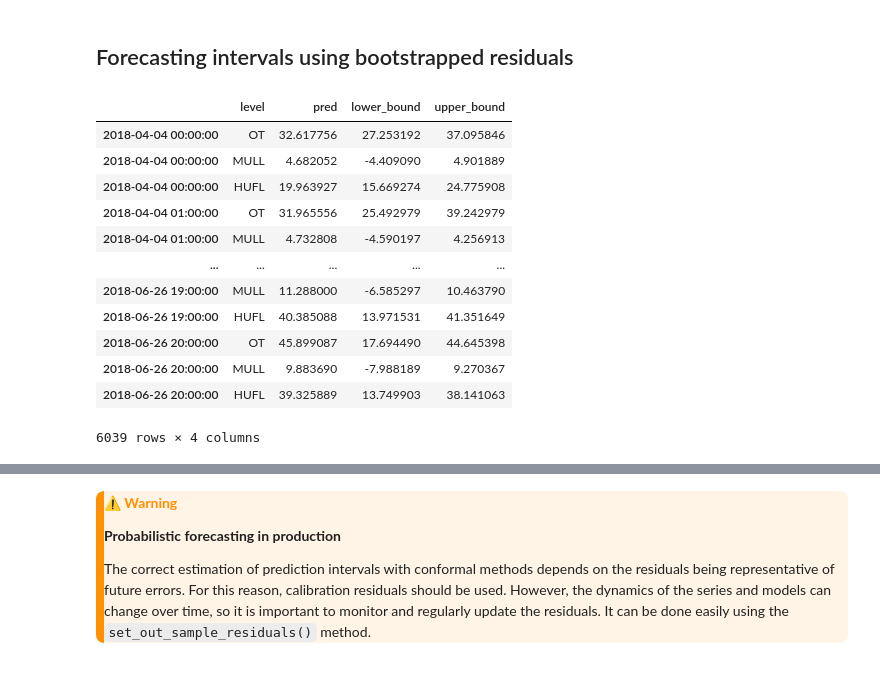
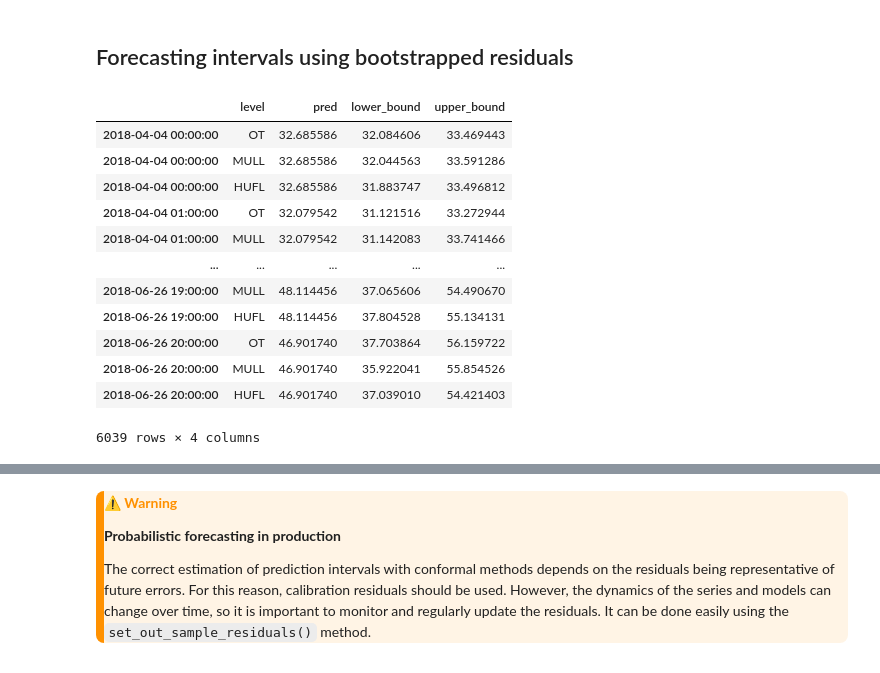
Before and after one commit to skforecast/skforecast, a Jupyter notebook: docs/user_guides/probabilistic-forecasting-global-models.ipynb, the cells around one changed output, grey strips where cells are left out. Cells and saved outputs as stored; diff of their text form; code cells hidden in the pictures.

```diff
--- a/docs/user_guides/probabilistic-forecasting-global-models.ipynb
+++ b/docs/user_guides/probabilistic-forecasting-global-models.ipynb
@@ -84,6 +85,9 @@ for i, col in enumerate(series):
     axs[i].tick_params(axis='both', labelsize=8)
 # %% [output]
 [figure]
+# %%
+data['MULL'] = data['OT']
+data['HUFL'] = data['OT']
 # %%
 # Partial autocorrelation values and plots
 # ==============================================================================
@@ -173,12 +177,13 @@ params = {
 }
 window_features = RollingFeatures(stats=["mean", "min", "max"], window_sizes=24)
 forecaster = ForecasterRecursiveMultiSeries(
-                 regressor          = LGBMRegressor(random_state=15926, verbose=-1), #Ridge(random_state=15926),
+                 #regressor          = LGBMRegressor(random_state=15926, verbose=-1),
+                 regressor          = Ridge(random_state=15926),
                  lags               = top_lags,
-                 encoding           = 'ordinal_category',
-                #  transformer_series = StandardScaler(),
-                #  transformer_exog   = StandardScaler(),
-                # differentiation     = 1,
+                 encoding           = 'ordinal',
+                 transformer_series = StandardScaler(),
+                 transformer_exog   = StandardScaler(),
+                 differentiation     = 1,
                  window_features    = window_features,
                  binner_kwargs      = {'n_bins': 10}
              )
@@ -188,7 +193,7 @@ forecaster = ForecasterRecursiveMultiSeries(
 cv = TimeSeriesFold(
          initial_train_size = len(data.loc[:end_train, :]),
          steps              = 24,  # all hours of next day
-         #differentiation    = 1,
+         differentiation    = 1,
      )
 
 metric_val, predictions_val = backtesting_forecaster_multiseries(
@@ -286,41 +304,41 @@ fig.tight_layout()
 # %%
 # Backtesting with prediction intervals in test data using out-sample residuals
 # ==============================================================================
 cv = TimeSeriesFold(
          initial_train_size = len(data.loc[:end_validation, :]),
          steps              = 24,  # all hours of next day
-         #differentiation    = 1
+         differentiation    = 1
      )
 
 metric, predictions = backtesting_forecaster_multiseries(
                           forecaster              = forecaster,
                           series                  = data[series],
                           exog                    = data[exog_features],
                           cv                      = cv,
                           metric                  = 'mean_absolute_error',
                           interval                = [10, 90],  # 80% prediction interval
                           interval_method         = "bootstrapping",
                           n_boot                  = 150,
                           use_in_sample_residuals = False,  # Use out-sample residuals
                           use_binned_residuals    = True,   # Residuals conditioned on predicted values
                           n_jobs                  = 'auto',
                           verbose                 = False,
                           show_progress           = True
                       )
 predictions
 # %% [output]
 |  | level | pred | lower_bound | upper_bound |
-| 2018-04-04 00:00:00 | OT | 32.617756 | 27.253192 | 37.095846 |
-| 2018-04-04 00:00:00 | MULL | 4.682052 | -4.409090 | 4.901889 |
-| 2018-04-04 00:00:00 | HUFL | 19.963927 | 15.669274 | 24.775908 |
-| 2018-04-04 01:00:00 | OT | 31.965556 | 25.492979 | 39.242979 |
-| 2018-04-04 01:00:00 | MULL | 4.732808 | -4.590197 | 4.256913 |
+| 2018-04-04 00:00:00 | OT | 32.685586 | 32.084606 | 33.469443 |
+| 2018-04-04 00:00:00 | MULL | 32.685586 | 32.044563 | 33.591286 |
+| 2018-04-04 00:00:00 | HUFL | 32.685586 | 31.883747 | 33.496812 |
+| 2018-04-04 01:00:00 | OT | 32.079542 | 31.121516 | 33.272944 |
+| 2018-04-04 01:00:00 | MULL | 32.079542 | 31.142083 | 33.741466 |
 | ... | ... | ... | ... | ... |
-| 2018-06-26 19:00:00 | MULL | 11.288000 | -6.585297 | 10.463790 |
-| 2018-06-26 19:00:00 | HUFL | 40.385088 | 13.971531 | 41.351649 |
-| 2018-06-26 20:00:00 | OT | 45.899087 | 17.694490 | 44.645398 |
-| 2018-06-26 20:00:00 | MULL | 9.883690 | -7.988189 | 9.270367 |
-| 2018-06-26 20:00:00 | HUFL | 39.325889 | 13.749903 | 38.141063 |
+| 2018-06-26 19:00:00 | MULL | 48.114456 | 37.065606 | 54.490670 |
+| 2018-06-26 19:00:00 | HUFL | 48.114456 | 37.804528 | 55.134131 |
+| 2018-06-26 20:00:00 | OT | 46.901740 | 37.703864 | 56.159722 |
+| 2018-06-26 20:00:00 | MULL | 46.901740 | 35.922041 | 55.854526 |
+| 2018-06-26 20:00:00 | HUFL | 46.901740 | 37.039010 | 54.421403 |
 6039 rows × 4 columns
 # %%
 for level in predictions['level'].unique():
```
Also changed, not shown: parts of 11 cells of this notebook.
